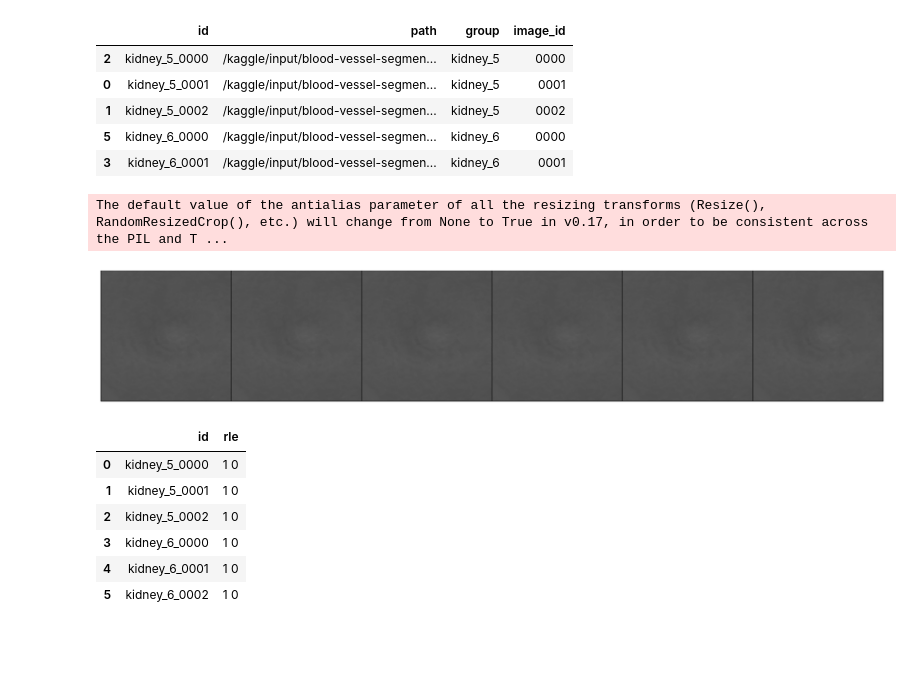
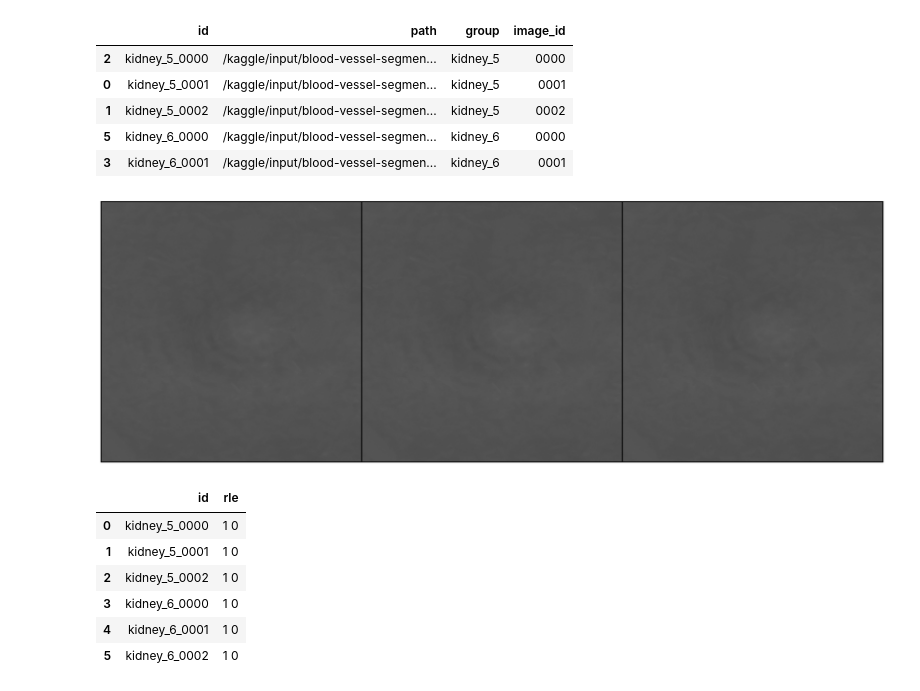
Before and after one commit to recursingfeynman/sennet-segmentation, a Jupyter notebook: notebooks/sennet-inference.ipynb, the cells around one changed output. Drawn from its saved outputs; the diff is of its cells as text; code cells hidden in the pictures; blank space fills up the shorter version.

```diff
--- a/notebooks/sennet-inference.ipynb
+++ b/notebooks/sennet-inference.ipynb
@@ -23,7 +23,9 @@ from angionet.postprocessing import remove_dust
 from angionet.utils import cleanup, set_seed
 from angionet.datasets import InferenceDataset
 from angionet.postprocessing import (
-    TestTimeAugmentations,
+    Compose,
+    Combine,
+    Identity,
     HorizontalFlip,
     VerticalFlip,
     Rotate90,
@@ -55,6 +57,14 @@ class AdaptiveSquarePad(ImageOnlyTransform):
         )
         image = np.pad(image, ((0, pad - H), (0, pad - W)), mode = self.border_mode)
         return image
+
+class Standardize(ImageOnlyTransform):
+    def __init__(self, always_apply=True, p = 1):
+        super().__init__(self)
+
+    def apply(self, image, **kwargs):
+        image = (image - image.mean()) / image.std()
+        return np.asarray(image, dtype = 'float32')
 # %%
 class config:
     seed = 42
@@ -62,7 +72,7 @@ class config:
     model = list(Path("/kaggle/input/angionet-snapshot").glob("*.pt"))[0]
     thresholds = (0.2, 0.5)
     transforms = A.Compose([
-        Rescale(),
+        Standardize(),
         AdaptiveSquarePad(border_mode = 'constant'),
         AP.ToTensorV2(),
     ])
@@ -137,18 +150,19 @@ kidney_model = torch.load("/kaggle/input/sennet-kidney-training/checkpoint-6.pt"
 if config.submission:
     frame = df.copy()
 else:
-#     frame = df.sample(200)
-    frame = df.iloc[600:610]
+    frame = df.sample(20)
+#     frame = df.iloc[600:610]
 #     frame = df.copy()
 
-tta = TestTimeAugmentations(
-    model = model,
-    transforms = [
-        Rotate90(),
-        HorizontalFlip(),
-        VerticalFlip()
-    ]
-)
+tta = Combine([
+    Identity(),
+    HorizontalFlip(),
+    VerticalFlip(),
+    Rotate90(),
+    Compose([HorizontalFlip(), VerticalFlip()]),
+    Compose([Rotate90(), HorizontalFlip()]),
+    Compose([Rotate90(), VerticalFlip()]),
+])
 
 rles, ids = [], []
 for group, data in frame.groupby("group"):
@@ -173,11 +187,9 @@ for group, data in frame.groupby("group"):
 
     del output
     cleanup()
-# %% [output]
-The default value of the antialias parameter of all the resizing transforms (Resize(), RandomResizedCrop(), etc.) will change from None to True in v0.17, in order to be consistent across the PIL and T ...
 # %%
 def visualize(paths, encodings, N=8, nrow=4, figsize=(16, 8)):
-    color = np.array([255, 10, 60], dtype="uint8")
+    color = np.array([14, 171, 173], dtype="uint8")
     indices = np.random.permutation(np.arange(len(paths)))[:N]
     output = []
     for path, rle in zip(paths[indices], encodings[indices]):
@@ -188,7 +200,7 @@ def visualize(paths, encodings, N=8, nrow=4, figsize=(16, 8)):
         mask = cv2.resize(mask, (512, 512))
 
         masked_img = np.where(mask[..., None], color, img)
-        out = cv2.addWeighted(img, 0.8, masked_img, 0.2, 0)
+        out = cv2.addWeighted(img, 0.2, masked_img, 0.8, 0)
         output.append(torch.from_numpy(out).permute(2, 0, 1))
 
     grid = make_grid(output, nrow=nrow).permute(1, 2, 0)
@@ -197,9 +209,9 @@ def visualize(paths, encodings, N=8, nrow=4, figsize=(16, 8)):
     plt.axis("off")
     plt.show()
 # %%
-visualize(frame.path.values, np.array(rles), nrow=6, figsize=(22, 12))
+visualize(frame.path.values, np.array(rles), N = 3, nrow=3, figsize=(22, 12))
 # %% [output]
-[figure, old version]
+[figure, new version]
 # %%
 # if not config.submission:
 #     labels, masks = [], []
```
Also changed, not shown: parts of 2 cells of this notebook.
